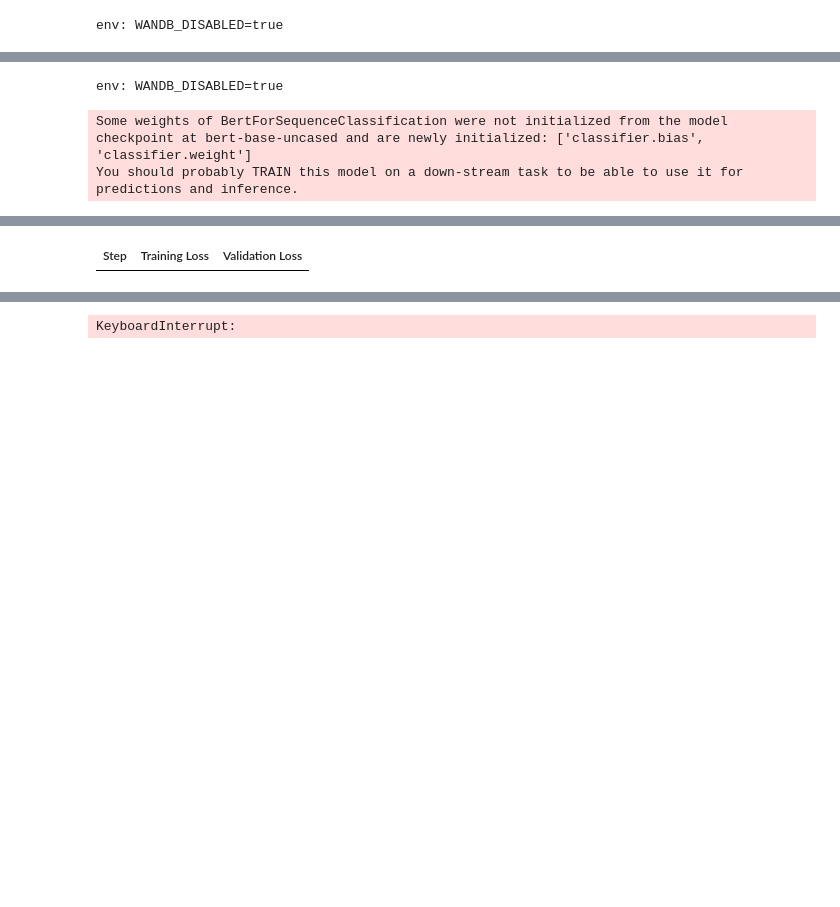
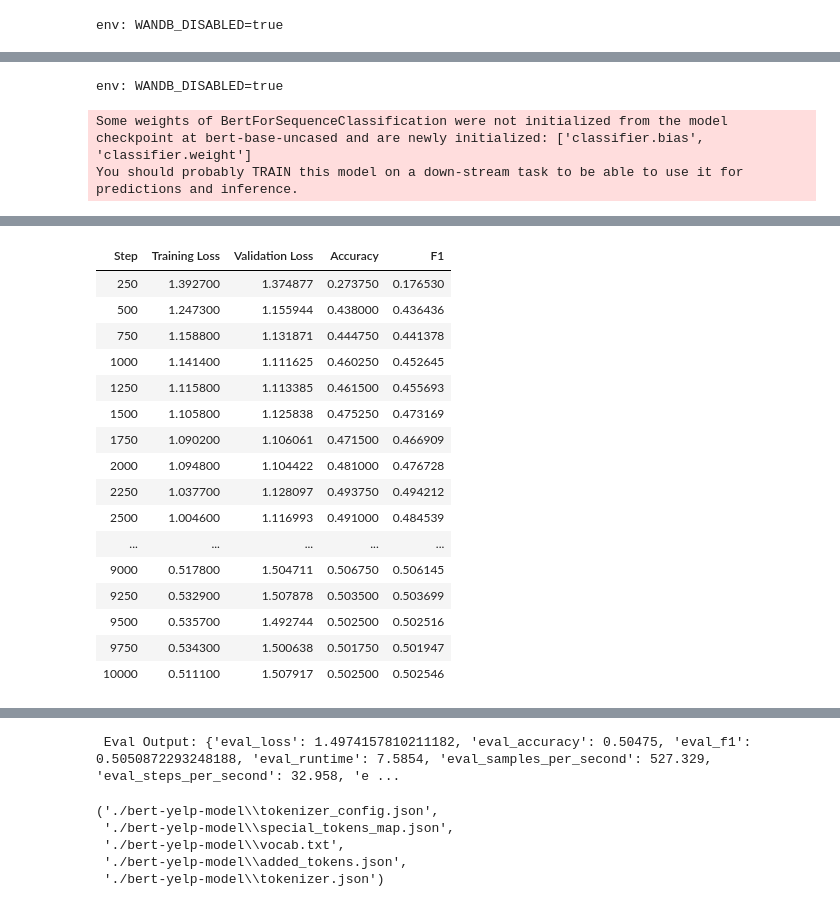
Before and after one commit to ZackCarlstrom/NLP-Project-Repo, a Jupyter notebook: BERT Pretraining & Evaluation.ipynb, the cells around one changed output, grey strips where cells are left out. Drawn from its saved outputs; the diff is of its cells as text; code cells hidden in the pictures; blank space fills up the shorter version.

Commit message:
Add BERT and RoBERTA notebooks

```diff
--- a/BERT Pretraining & Evaluation.ipynb
+++ b/BERT Pretraining & Evaluation.ipynb
@@ -109,0 +48,9 @@ dfSmall = pd.read_csv("C:\\Users\\zackc\\Desktop\\NLP Project\\balanced_reviews4
+# %%
+reviewsDF = pd.read_csv(
+    "C:/Users/danie/Downloads/reviews_with_locations.csv.gz",
+    compression='gzip',
+    usecols=["text", "state", "region"]
+)
+
+# Preview the data
+reviewsDF.head()
@@ -109,0 +91,8 @@ dfSmall = pd.read_csv("C:\\Users\\zackc\\Desktop\\NLP Project\\balanced_reviews4
+# %%
+# Replace whitespace characters with a single space and remove trailing whitespace
+balancedRegionDF["text"] = balancedRegionDF["text"].str.replace(r'\s+', ' ', regex=True).str.strip()
+balancedStateDF["text"] = balancedStateDF["text"].str.replace(r'\s+', ' ', regex=True).str.strip()
+
+
+print(balancedRegionDF.head())
+print(balancedStateDF.head())
@@ -161,7 +172,18 @@ from transformers import logging
 
 
 # Convert Pandas DF to Hugging Face Dataset
-dataset = Dataset.from_pandas(dfSmall[["text", "label"]])
+dataset = Dataset.from_pandas(balancedRegionDF[["text", "label"]])
+
+# 80% train, 20% holdout (val + test)
+train_val_test = dataset.train_test_split(test_size=0.2, seed=42)
+
+# Second: split 20% into 10% val and 10% test
+val_test_split = train_val_test["test"].train_test_split(test_size=0.5, seed=42)
+
+train_dataset = train_val_test["train"]
+eval_dataset = val_test_split["train"]
+test_dataset = val_test_split["test"]
+
 
 # Load in BERT tokenizer
 tokenizer = AutoTokenizer.from_pretrained("bert-base-uncased")
@@ -170,15 +192,16 @@ def tokenize(batch):
     return tokenizer(batch["text"], padding="max_length", truncation=True, max_length=256)
 
 
-# Tokenize and prepare dataset
-dataset = dataset.map(tokenize, batched=True)
-dataset.set_format("torch", columns=["input_ids", "attention_mask", "label"])
+# Tokenize and prepare datasets
+train_dataset = train_dataset.map(tokenize, batched=True)
+eval_dataset = eval_dataset.map(tokenize, batched=True)
+test_dataset = test_dataset.map(tokenize, batched=True)
 
-# Shuffle and split into train/test
-dataset = dataset.shuffle(seed=42)
-dataset = dataset.train_test_split(test_size=0.1)
-train_dataset = dataset["train"]
-eval_dataset = dataset["test"]
+# Set dataset format
+columns = ["input_ids", "attention_mask", "label"]
+train_dataset.set_format("torch", columns=columns)
+eval_dataset.set_format("torch", columns=columns)
+test_dataset.set_format("torch", columns=columns)
 
 
 # Load in BERT model
@@ -200,7 +223,7 @@ def compute_metrics(eval_pred):
 
 # Training configuration
 training_args = TrainingArguments(
-    output_dir="./results",
+    output_dir="./results-bert",
     eval_strategy="steps",
     eval_steps=250,
     load_best_model_at_end=True,
@@ -211,7 +234,7 @@ training_args = TrainingArguments(
     per_device_eval_batch_size=16,
     weight_decay=0.01,
     save_total_limit=1,
-    logging_dir="./logs",
+    logging_dir="./logs-bert",
     logging_steps=250,
     fp16=torch.cuda.is_available(),
     report_to="none",
@@ -234,7 +257,7 @@ trainer = Trainer(
 trainer.train()
 
 #  Final eval
-metrics = trainer.evaluate()
+metrics = trainer.evaluate(test_dataset)
 print(" Eval Output:", metrics)
 
 
@@ -249 +272,17 @@ You should probably TRAIN this model on a down-stream task to be able to use it
-| Step | Training Loss | Validation Loss |
+| Step | Training Loss | Validation Loss | Accuracy | F1 |
+| 250 | 1.392700 | 1.374877 | 0.273750 | 0.176530 |
+| 500 | 1.247300 | 1.155944 | 0.438000 | 0.436436 |
+| 750 | 1.158800 | 1.131871 | 0.444750 | 0.441378 |
+| 1000 | 1.141400 | 1.111625 | 0.460250 | 0.452645 |
+| 1250 | 1.115800 | 1.113385 | 0.461500 | 0.455693 |
+| 1500 | 1.105800 | 1.125838 | 0.475250 | 0.473169 |
+| 1750 | 1.090200 | 1.106061 | 0.471500 | 0.466909 |
+| 2000 | 1.094800 | 1.104422 | 0.481000 | 0.476728 |
+| 2250 | 1.037700 | 1.128097 | 0.493750 | 0.494212 |
+| 2500 | 1.004600 | 1.116993 | 0.491000 | 0.484539 |
+| ... | ... | ... | ... | ... |
+| 9000 | 0.517800 | 1.504711 | 0.506750 | 0.506145 |
+| 9250 | 0.532900 | 1.507878 | 0.503500 | 0.503699 |
+| 9500 | 0.535700 | 1.492744 | 0.502500 | 0.502516 |
+| 9750 | 0.534300 | 1.500638 | 0.501750 | 0.501947 |
+| 10000 | 0.511100 | 1.507917 | 0.502500 | 0.502546 |
@@ -250,3 +290,8 @@ You should probably TRAIN this model on a down-stream task to be able to use it
-KeyboardInterrupt:
+ Eval Output: {'eval_loss': 1.4974157810211182, 'eval_accuracy': 0.50475, 'eval_f1': 0.5050872293248188, 'eval_runtime': 7.5854, 'eval_samples_per_second': 527.329, 'eval_steps_per_second': 32.958, 'e ...
+('./bert-yelp-model\\tokenizer_config.json',
+ './bert-yelp-model\\special_tokens_map.json',
+ './bert-yelp-model\\vocab.txt',
+ './bert-yelp-model\\added_tokens.json',
+ './bert-yelp-model\\tokenizer.json')
 # %%
 # Get predictions
```
Also changed, not shown: parts of 27 cells of this notebook, 1 other file.
